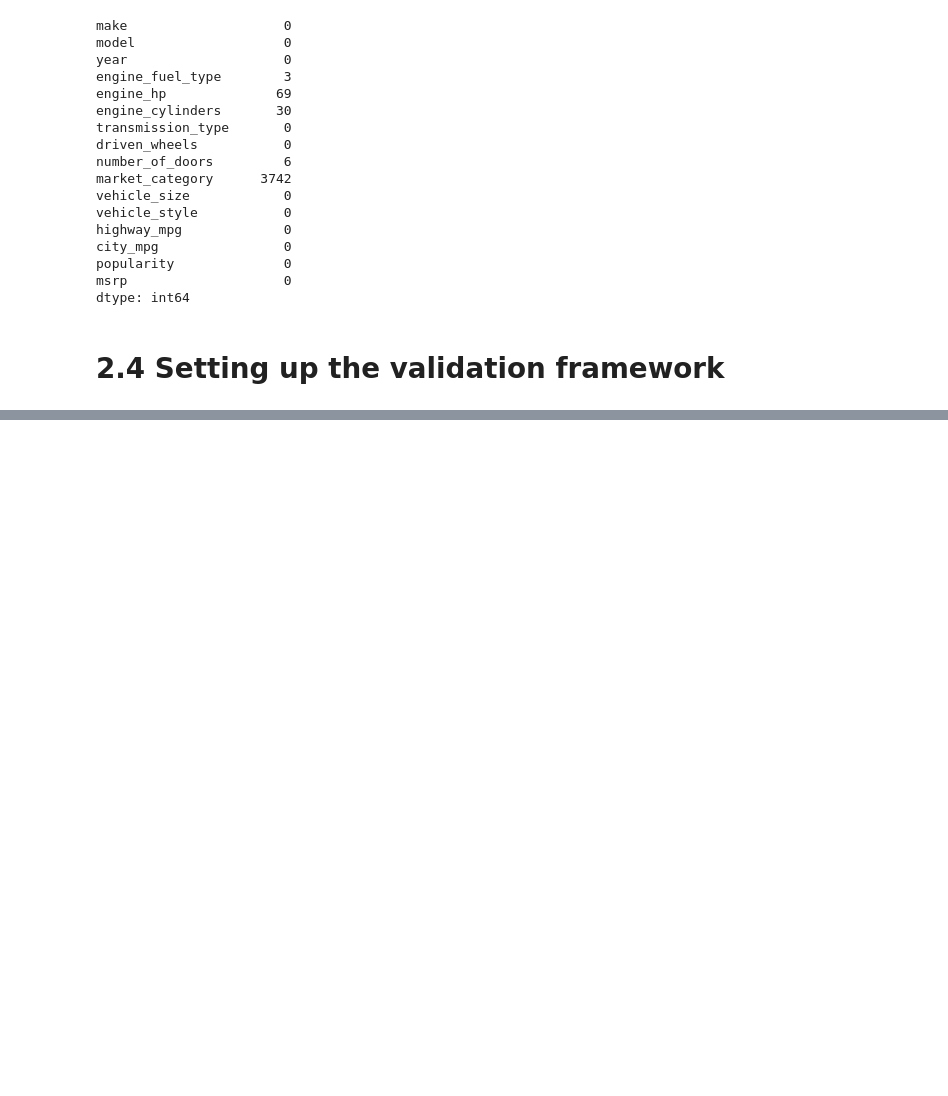
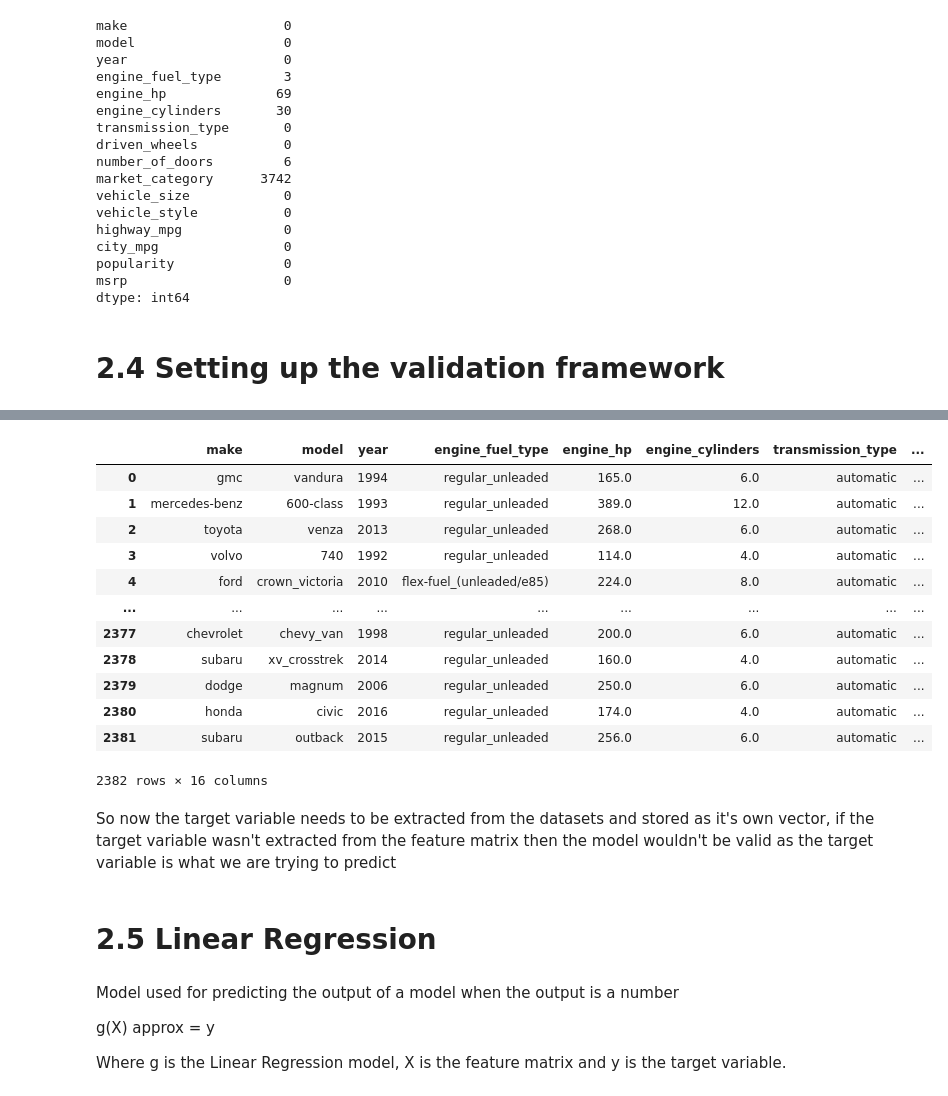
Before and after one commit to ajrp909/ml-zoomcamp-25, a Jupyter notebook: 02-regression/data_prep.ipynb, the cells around one changed output, grey strips where cells are left out. Drawn from its saved outputs; the diff is of its cells as text; code cells hidden in the pictures; blank space fills up the shorter version.

Commit message:
finish validation framework

```diff
--- a/02-regression/data_prep.ipynb
+++ b/02-regression/data_prep.ipynb
@@ -197,0 +284,20 @@ dtype: int64
+# %%
+df_test = df.iloc[idx_test]
+df_test = df_test.reset_index(drop=True)
+df_test
+# %% [output]
+|  | make | model | year | engine_fuel_type | engine_hp | engine_cylinders | transmission_type | ... |
+| 0 | gmc | vandura | 1994 | regular_unleaded | 165.0 | 6.0 | automatic | ... |
+| 1 | mercedes-benz | 600-class | 1993 | regular_unleaded | 389.0 | 12.0 | automatic | ... |
+| 2 | toyota | venza | 2013 | regular_unleaded | 268.0 | 6.0 | automatic | ... |
+| 3 | volvo | 740 | 1992 | regular_unleaded | 114.0 | 4.0 | automatic | ... |
+| 4 | ford | crown_victoria | 2010 | flex-fuel_(unleaded/e85) | 224.0 | 8.0 | automatic | ... |
+| ... | ... | ... | ... | ... | ... | ... | ... | ... |
+| 2377 | chevrolet | chevy_van | 1998 | regular_unleaded | 200.0 | 6.0 | automatic | ... |
+| 2378 | subaru | xv_crosstrek | 2014 | regular_unleaded | 160.0 | 4.0 | automatic | ... |
+| 2379 | dodge | magnum | 2006 | regular_unleaded | 250.0 | 6.0 | automatic | ... |
+| 2380 | honda | civic | 2016 | regular_unleaded | 174.0 | 4.0 | automatic | ... |
+| 2381 | subaru | outback | 2015 | regular_unleaded | 256.0 | 6.0 | automatic | ... |
+2382 rows × 16 columns
+# %% [markdown]
+So now the target variable needs to be extracted from the datasets and stored as it's own vector, if the target variable wasn't extracted from the feature matrix then the model wouldn't be valid as the target variable is what we are trying to predict
@@ -197,0 +312,8 @@ dtype: int64
+# %% [markdown]
+# 2.5 Linear Regression
+# %% [markdown]
+Model used for predicting the output of a model when the output is a number
+
+g(X) approx = y
+
+Where g is the Linear Regression model, X is the feature matrix and y is the target variable.
```
Also changed, not shown: parts of 12 cells of this notebook.
